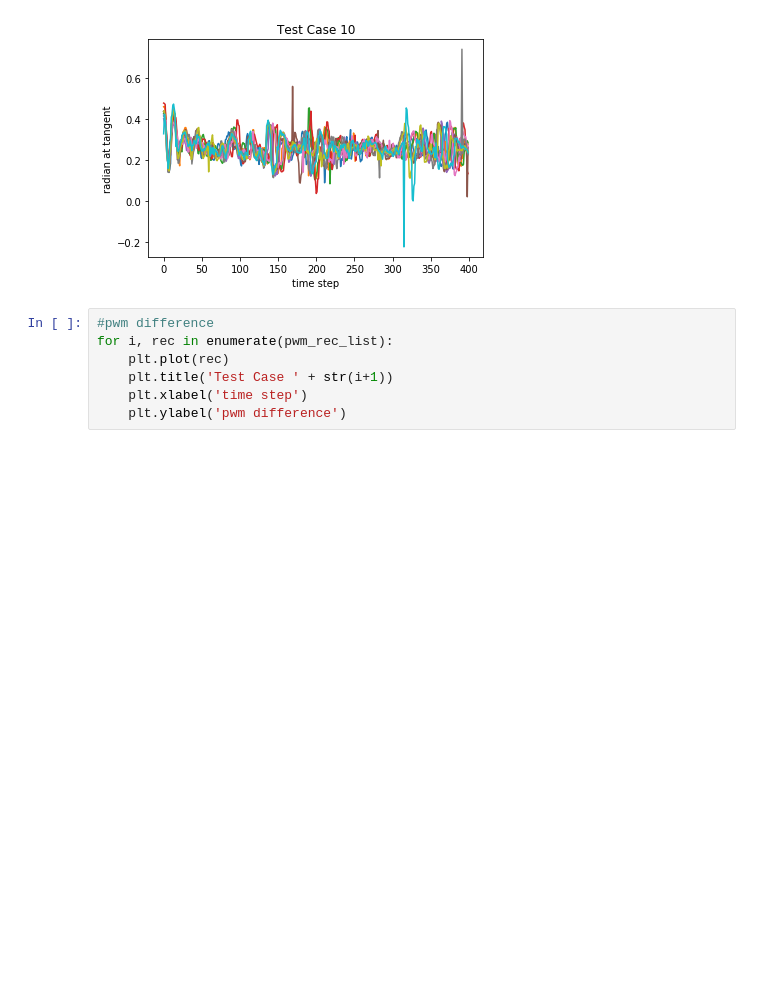
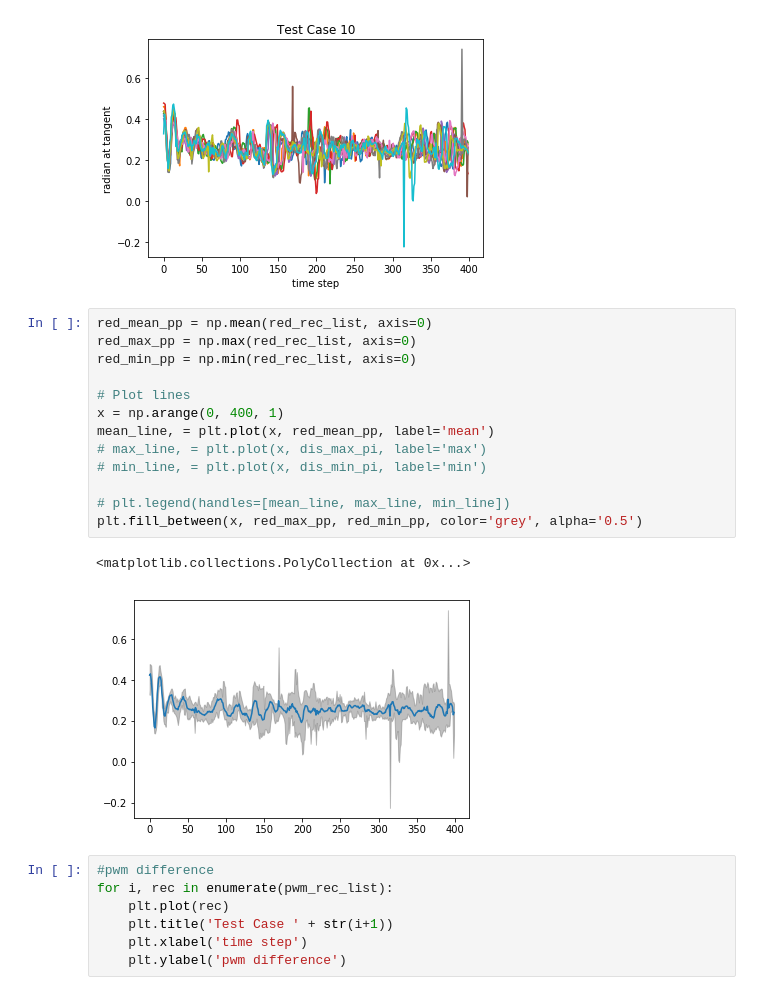
Before and after one commit to nyucan/can-selfdriving, a Jupyter notebook: record/pure-pursuit.ipynb, the cells around one changed output. Drawn from its saved outputs; the diff is of its cells as text; blank space fills up the shorter version.

```diff
--- a/record/pure-pursuit.ipynb
+++ b/record/pure-pursuit.ipynb
@@ -35,6 +51,22 @@ for i, rec in enumerate(red_rec_list):
     plt.ylabel('radian at tangent')
 # %% [output]
 [figure]
+# %%
+red_mean_pp = np.mean(red_rec_list, axis=0)
+red_max_pp = np.max(red_rec_list, axis=0)
+red_min_pp = np.min(red_rec_list, axis=0)
+
+# Plot lines
+x = np.arange(0, 400, 1)
+mean_line, = plt.plot(x, red_mean_pp, label='mean')
+# max_line, = plt.plot(x, dis_max_pi, label='max')
+# min_line, = plt.plot(x, dis_min_pi, label='min')
+
+# plt.legend(handles=[mean_line, max_line, min_line])
+plt.fill_between(x, red_max_pp, red_min_pp, color='grey', alpha='0.5')
+# %% [output]
+<matplotlib.collections.PolyCollection at 0x...>
+[figure, added]
 # %%
 #pwm difference
 for i, rec in enumerate(pwm_rec_list):
```
Also changed, not shown: parts of 5 cells of this notebook, 1 other file.
